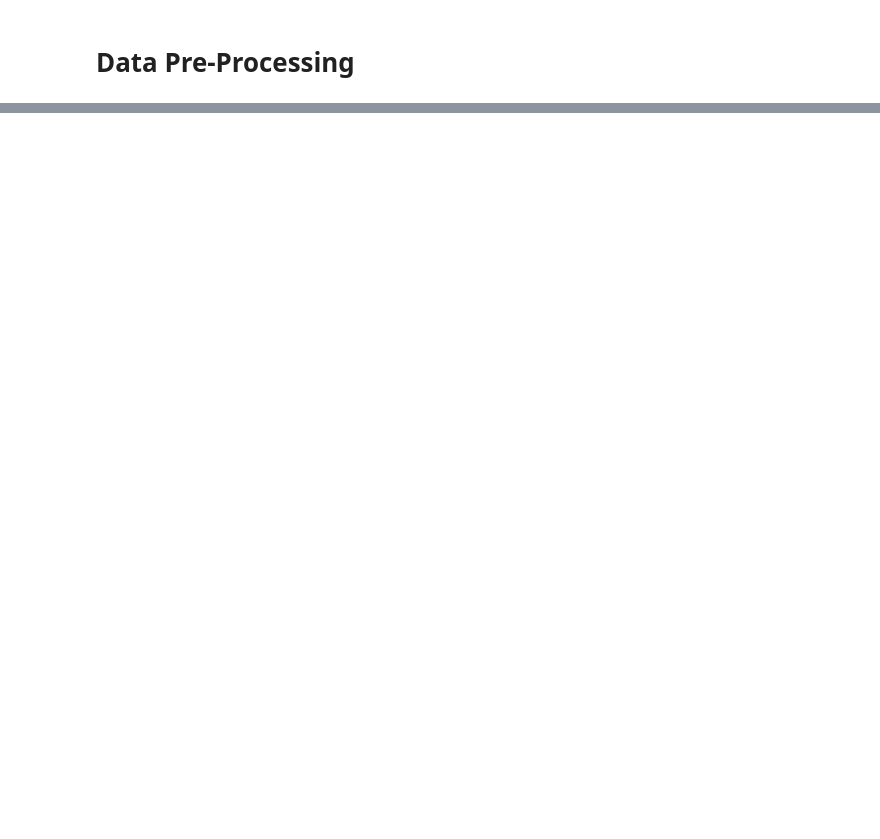
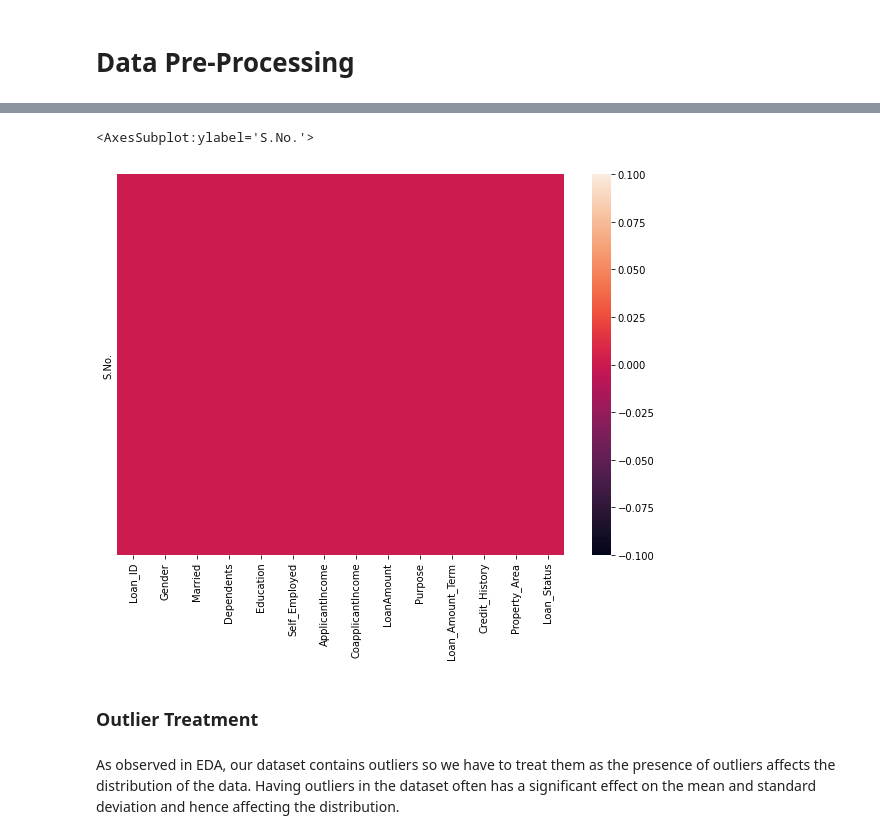
Before and after one commit to ShefaliDhingra/Loan-Prediction, a Jupyter notebook: Loan Prediction ML.ipynb, the cells around one changed output, grey strips where cells are left out. Cells and saved outputs as stored; diff of their text form; code cells hidden in the pictures; blank space fills up the shorter version.

```diff
--- a/Loan Prediction ML.ipynb
+++ b/Loan Prediction ML.ipynb
@@ -375,3 +484,3 @@ data['Self_Employed'].unique()
 # %%
-data['Self_Employed']=data['Self_Employed'].fillna('No')
-data['Self_Employed'].value_counts()
+train['Self_Employed'].fillna(train['Self_Employed'].mode()[0], inplace=True)
+train['Self_Employed'].value_counts()
@@ -386,0 +503,3 @@ data['LoanAmount']=data['LoanAmount'].fillna(data['LoanAmount'].median())
+# %%
+train['Credit_History'].fillna(train['Credit_History'].mode()[0], inplace=True)
+train['Credit_History'].value_counts()
@@ -393,3 +542,3 @@ data['Loan_Amount_Term'].mode()
 # %%
-data['Loan_Amount_Term']=data['Loan_Amount_Term'].fillna(data['Loan_Amount_Term'].median())
-data['Loan_Amount_Term'].unique()
+train['Loan_Amount_Term'].fillna(train['Loan_Amount_Term'].mode()[0], inplace=True)
+train['Loan_Amount_Term'].value_counts()
@@ -402,0 +588,3 @@ data['Credit_History'].value_counts()
+# %%
+train['LoanAmount'].fillna(train['LoanAmount'].median(), inplace=True)
+train['LoanAmount'].value_counts()
@@ -436,0 +622,10 @@ df['Education']=df['Education'].replace('Not Graduate','1')
+# %%
+plt.figure(figsize=(10,7))
+sbn.heatmap(train.isnull(),yticklabels=False)
+# %% [output]
+<AxesSubplot:ylabel='S.No.'>
+[figure, added]
+# %% [markdown]
+### Outlier Treatment
+# %% [markdown]
+As observed in EDA, our dataset contains outliers so we have to treat them as the presence of outliers affects the distribution of the data. Having outliers in the dataset often has a significant effect on the mean and standard deviation and hence affecting the distribution.
```
Also changed, not shown: parts of 98 cells of this notebook.
